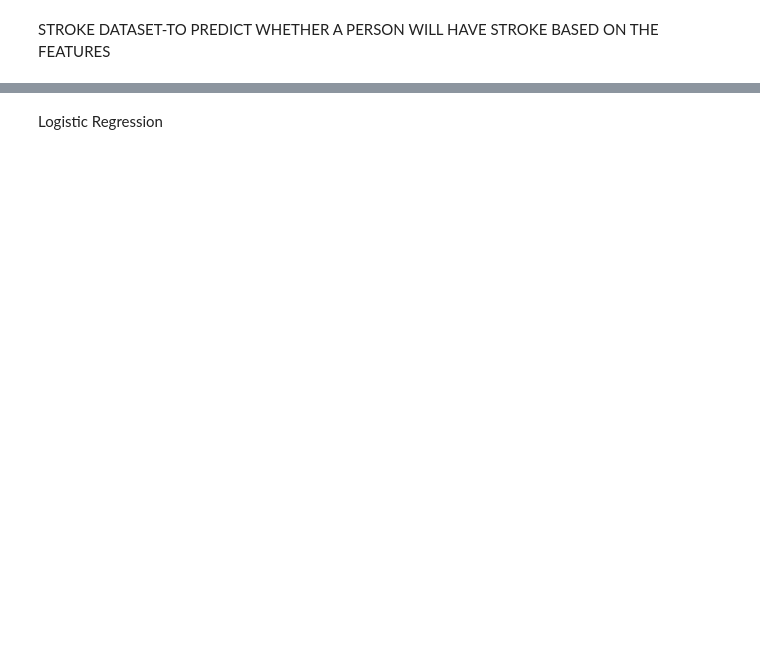
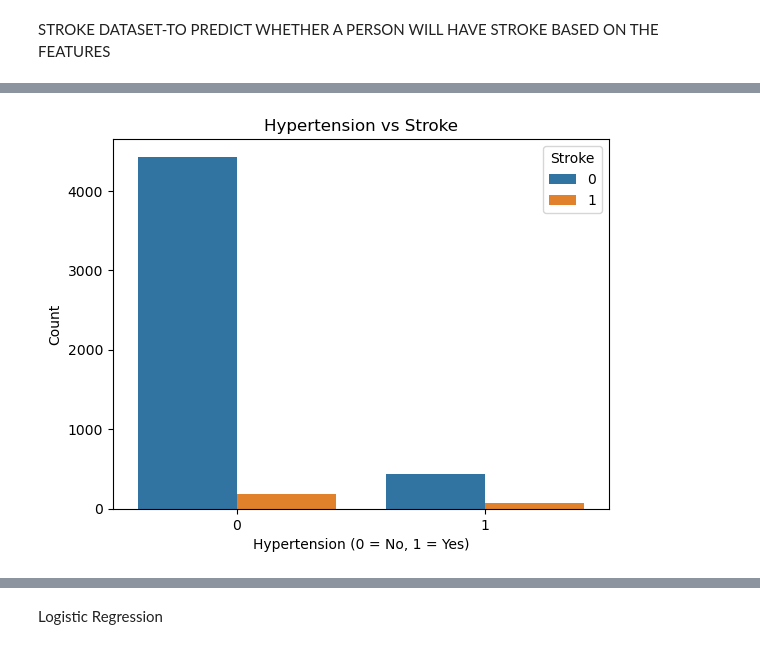
Before and after one commit to Navya576-u1/Stroke-Prediction-Model, a Jupyter notebook: HEARTSTROKE.ipynb, the cells around one changed output, grey strips where cells are left out. Saved outputs shown, nothing was run; the diff lists cells and outputs as text; code cells hidden in the pictures; blank space fills up the shorter version.

```diff
--- a/HEARTSTROKE.ipynb
+++ b/HEARTSTROKE.ipynb
@@ -18,6 +18,6 @@ from sklearn.neighbors import KNeighborsClassifier
 from imblearn.over_sampling import SMOTE
 # %%
 #Load The Dataset
-df=pd.read_csv('healthcare-dataset-stroke-data.csv')
+df=pd.read_csv("Documents/healthcare-dataset-stroke-data.csv")
 df
 # %% [output]
@@ -94,8 +166,13 @@ plt.show()
 # %%
-sns.countplot(x='work_type', hue='stroke', data=df)
-plt.title("Stroke Count by Work Type")
-plt.xticks(rotation=0)
+# Plotting hypertension vs stroke
+sns.countplot(x='hypertension', hue='stroke', data=df)
+plt.title('Hypertension vs Stroke')
+plt.xlabel('Hypertension (0 = No, 1 = Yes)')
+plt.ylabel('Count')
+plt.legend(title='Stroke')
 plt.show()
+# %% [output]
+[figure, added]
 # %%
 #Encoding the data
 from sklearn.preprocessing import LabelEncoder
```
Also changed, not shown: parts of 53 cells of this notebook.
